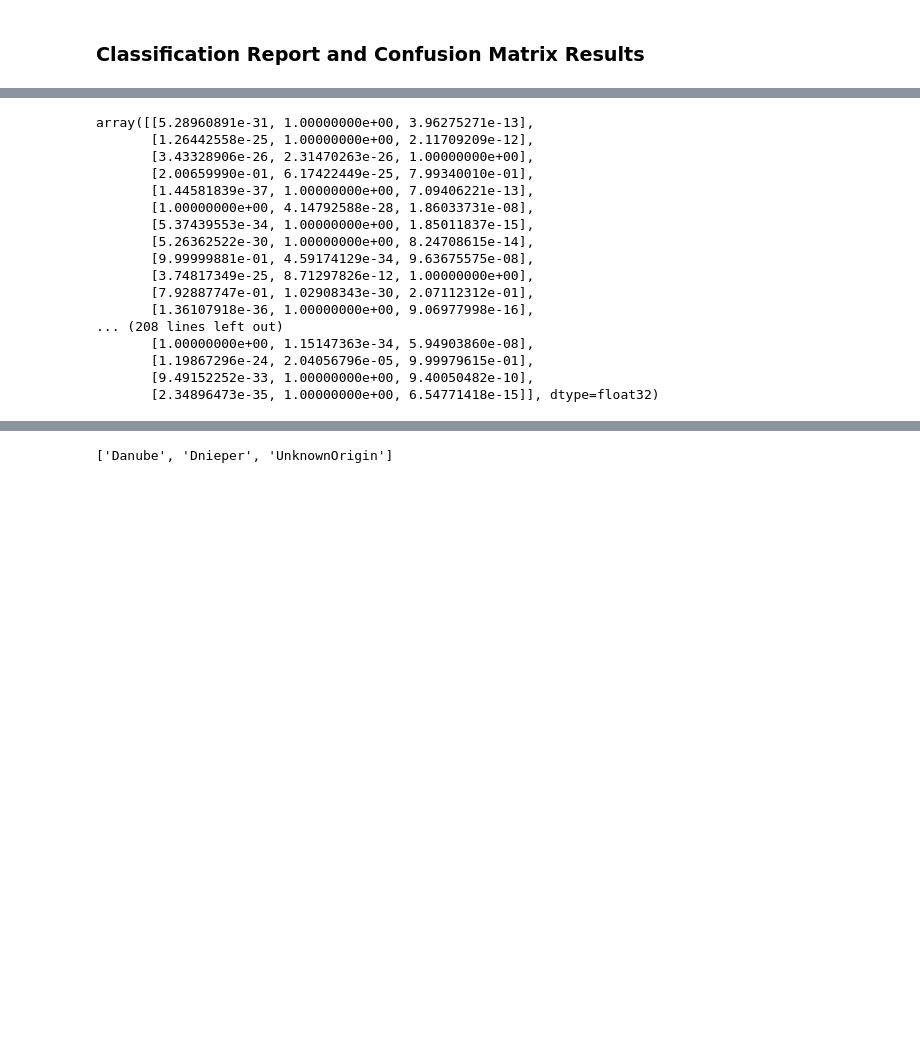
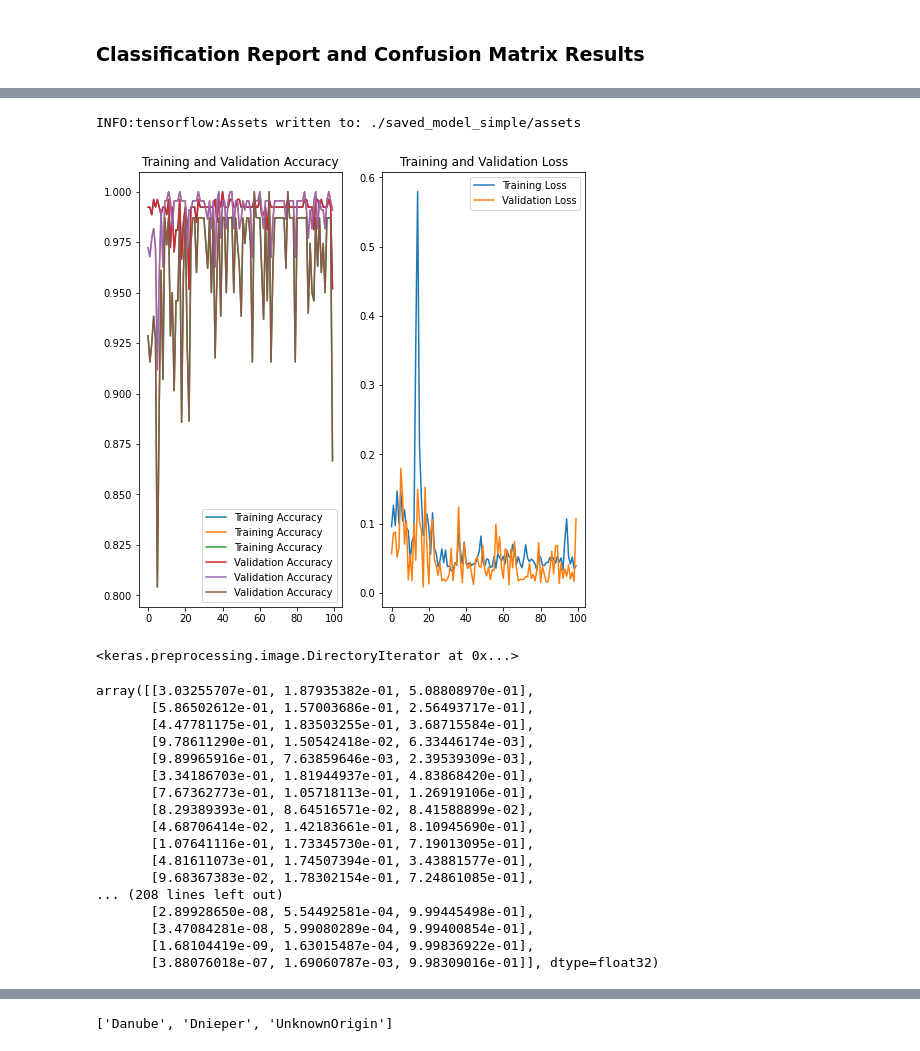
Before and after one commit to nalygizakis/CECinBS, a Jupyter notebook: Model construction for image pattern recognition.ipynb, the cells around one changed output, grey strips where cells are left out. Saved outputs shown, nothing was run; the diff lists cells and outputs as text; code cells hidden in the pictures; blank space fills up the shorter version.

```diff
--- a/Model construction for image pattern recognition.ipynb
+++ b/Model construction for image pattern recognition.ipynb
@@ -25,7 +31,7 @@ from sklearn.metrics import classification_report, confusion_matrix
 # %% [markdown]
 ## Load Dataset
 # %%
-project_dir = os.path.join('C:/Users/Nikiforos/anaconda3/', 'content')
+project_dir = os.path.join('/', 'content')
 dataset_file = os.path.join(project_dir, 'BlackSea.zip')
 dataset_file_path = os.path.join(project_dir, 'BlackSea')
 
@@ -104,10 +111,16 @@ model = tf.keras.models.Sequential([
 Set the loss and the optimizer function
 # %%
 model.compile(loss="categorical_crossentropy", optimizer="adam", metrics=[tfa.metrics.F1Score(num_classes=3)])
+# %%
+# This callback will stop the training when there is no improvement in
+# the loss for three consecutive epochs.
+callback = tf.keras.callbacks.EarlyStopping(monitor='loss', patience=3)
 # %%
-model.fit(
+epochs=100
+history = model.fit(
     train_generator,
     validation_data=validation_generator,
-    epochs=3
+    epochs=epochs,
+    callbacks=[callback]
 )
 # %% [output]
@@ -133,0 +159,6 @@ Test accuracy: [0.9468599 0.9629629 0.8101266]
+# %%
+# Save the model
+filepath = './saved_model_simple'
+save_model(model, filepath)
+# %% [output]
+INFO:tensorflow:Assets written to: ./saved_model_simple/assets
@@ -134,24 +168,52 @@ Test accuracy: [0.9468599 0.9629629 0.8101266]
+# %%
+acc = history.history['val_f1_score']
+val_acc = history.history['val_f1_score']
+
+loss = history.history['loss']
+val_loss = history.history['val_loss']
+
+epochs_range = range(epochs)
+
+plt.figure(figsize=(8, 8))
+plt.subplot(1, 2, 1)
+plt.plot(epochs_range, acc, label='Training Accuracy')
+plt.plot(epochs_range, val_acc, label='Validation Accuracy')
+plt.legend(loc='lower right')
+plt.title('Training and Validation Accuracy')
+
+plt.subplot(1, 2, 2)
+plt.plot(epochs_range, loss, label='Training Loss')
+plt.plot(epochs_range, val_loss, label='Validation Loss')
+plt.legend(loc='upper right')
+plt.title('Training and Validation Loss')
+plt.show()
+# %% [output]
+[figure, added]
+# %%
+test_generator
+# %% [output]
+<keras.preprocessing.image.DirectoryIterator at 0x...>
 # %%
-predictions = model.predict(test_generator, steps=test_steps_per_epoch)
+predictions = model.predict(test_generator)
 predictions
 # %% [output]
-array([[5.28960891e-31, 1.00000000e+00, 3.96275271e-13],
-       [1.26442558e-25, 1.00000000e+00, 2.11709209e-12],
-       [3.43328906e-26, 2.31470263e-26, 1.00000000e+00],
-       [2.00659990e-01, 6.17422449e-25, 7.99340010e-01],
-       [1.44581839e-37, 1.00000000e+00, 7.09406221e-13],
-       [1.00000000e+00, 4.14792588e-28, 1.86033731e-08],
-       [5.37439553e-34, 1.00000000e+00, 1.85011837e-15],
-       [5.26362522e-30, 1.00000000e+00, 8.24708615e-14],
-       [9.99999881e-01, 4.59174129e-34, 9.63675575e-08],
-       [3.74817349e-25, 8.71297826e-12, 1.00000000e+00],
-       [7.92887747e-01, 1.02908343e-30, 2.07112312e-01],
-       [1.36107918e-36, 1.00000000e+00, 9.06977998e-16],
+array([[3.03255707e-01, 1.87935382e-01, 5.08808970e-01],
+       [5.86502612e-01, 1.57003686e-01, 2.56493717e-01],
+       [4.47781175e-01, 1.83503255e-01, 3.68715584e-01],
+       [9.78611290e-01, 1.50542418e-02, 6.33446174e-03],
+       [9.89965916e-01, 7.63859646e-03, 2.39539309e-03],
+       [3.34186703e-01, 1.81944937e-01, 4.83868420e-01],
+       [7.67362773e-01, 1.05718113e-01, 1.26919106e-01],
+       [8.29389393e-01, 8.64516571e-02, 8.41588899e-02],
+       [4.68706414e-02, 1.42183661e-01, 8.10945690e-01],
+       [1.07641116e-01, 1.73345730e-01, 7.19013095e-01],
+       [4.81611073e-01, 1.74507394e-01, 3.43881577e-01],
+       [9.68367383e-02, 1.78302154e-01, 7.24861085e-01],
 ... (208 lines left out)
-       [1.00000000e+00, 1.15147363e-34, 5.94903860e-08],
-       [1.19867296e-24, 2.04056796e-05, 9.99979615e-01],
-       [9.49152252e-33, 1.00000000e+00, 9.40050482e-10],
-       [2.34896473e-35, 1.00000000e+00, 6.54771418e-15]], dtype=float32)
+       [2.89928650e-08, 5.54492581e-04, 9.99445498e-01],
+       [3.47084281e-08, 5.99080289e-04, 9.99400854e-01],
+       [1.68104419e-09, 1.63015487e-04, 9.99836922e-01],
+       [3.88076018e-07, 1.69060787e-03, 9.98309016e-01]], dtype=float32)
 # %%
 predicted_classes= numpy.argmax(predictions, axis=1)
 predicted_classes
```
Also changed, not shown: parts of 13 cells of this notebook.
